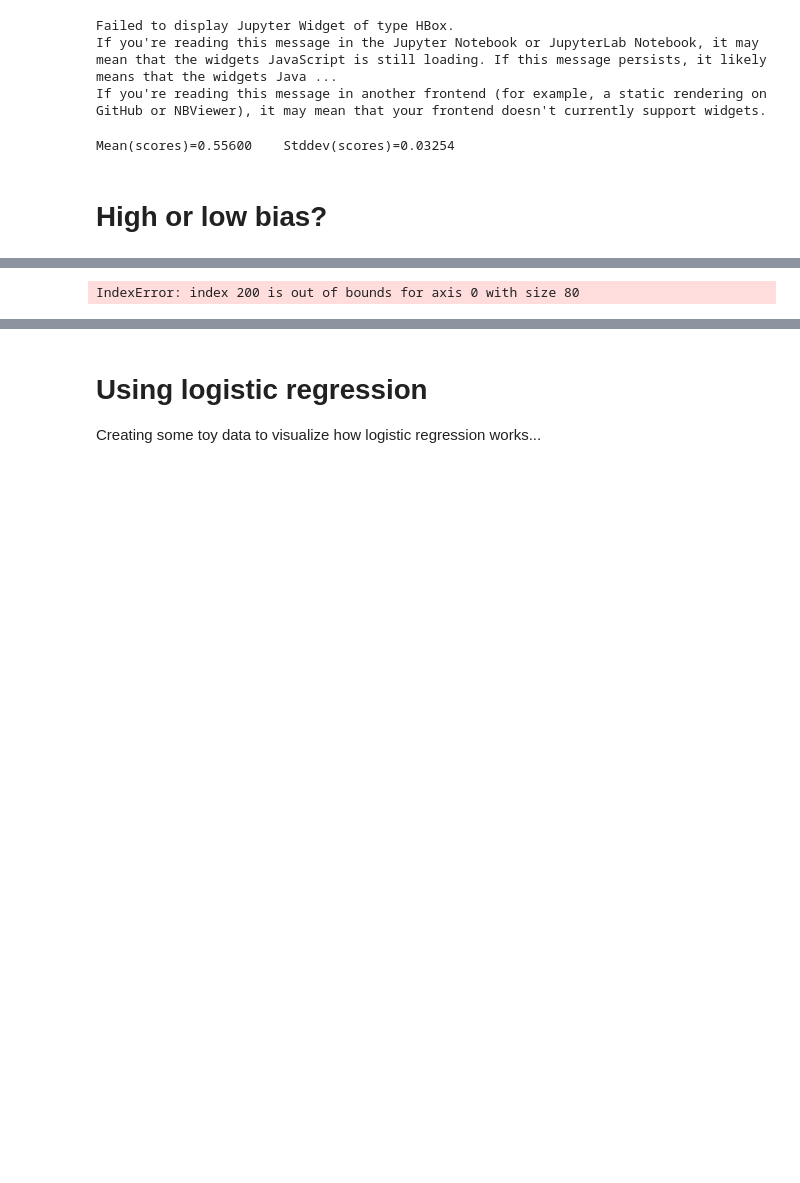
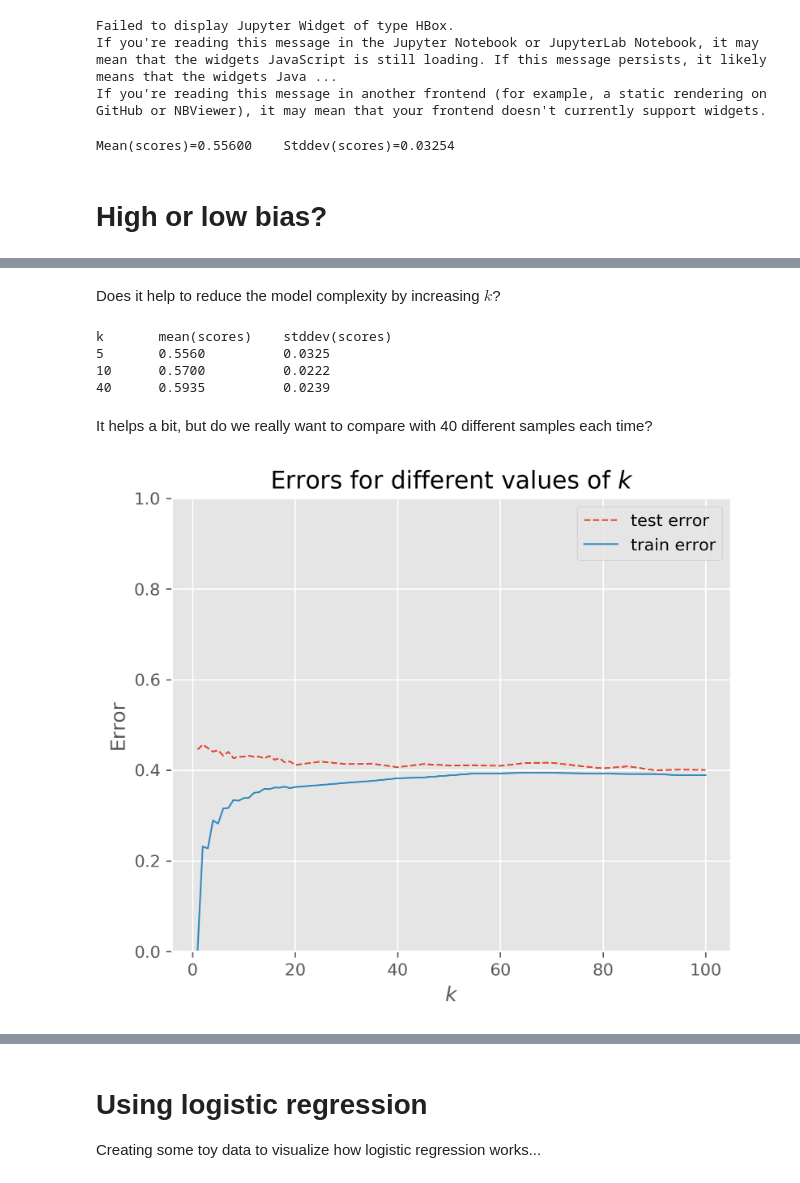
Before and after one commit to luispedro/BuildingMachineLearningSystemsWithPython, a Jupyter notebook: ch04_3rd/chapter_04.ipynb, the cells around one changed output, grey strips where cells are left out. Drawn from its saved outputs; the diff is of its cells as text; code cells hidden in the pictures; blank space fills up the shorter version.

```diff
--- a/ch04_3rd/chapter_04.ipynb
+++ b/ch04_3rd/chapter_04.ipynb
@@ -876,33 +964,43 @@ bias_variance_analysis(KNeighborsClassifier, {'n_neighbors': 5}, "5NN", X, Y)
+# %% [markdown]
+Does it help to reduce the model complexity by increasing $k$?
+# %%
+print('k\tmean(scores)\tstddev(scores)')
+for k in [5, 10, 40]:
+    train_error, test_error, summary = measure(KNeighborsClassifier, {'n_neighbors': k}, "%iNN" % k, X, Y)
+    print('%d\t%.4f\t\t%.4f'%(k,summary[1], summary[2]))
+# %% [output]
+k       mean(scores)    stddev(scores)
+5       0.5560          0.0325
+10      0.5700          0.0222
+40      0.5935          0.0239
+# %% [markdown]
+It helps a bit, but do we really want to compare with 40 different samples each time?
 # %%
 def plot_k_complexity(ks, train_errors, test_errors):
     plt.figure(num=None, figsize=(6, 5), dpi=300)
     plt.ylim([0.0, 1.0])
-    plt.xlim([0.0, 1.0])
-    plt.xlabel('k')
+    plt.xlabel('$k$')
     plt.ylabel('Error')
-    plt.title('Errors for for different values of $k$')
+    plt.title('Errors for different values of $k$')
     plt.plot(ks, test_errors, "--", ks, train_errors, "-", lw=1)
     plt.legend(["test error", "train error"], loc="upper right")
-    plt.grid(True, linestyle='-', color='0.75')
-    plt.savefig(
-        os.path.join(CHART_DIR, "kcomplexity.png"), bbox_inches="tight")
+    plt.grid(True)
+    plt.savefig(os.path.join(CHART_DIR, "kcomplexity.png"), bbox_inches="tight")
 
-def k_complexity_analysis(clf_class, parameters, X, Y):
-    ks = np.hstack((np.arange(1, 20), np.arange(21, 100, 5)))
+def k_complexity_analysis(clf_class, X, Y):
+    # Measure for different k's: [1,2,..,20,25,..,100]
+    ks = np.hstack((np.arange(1, 21), np.arange(25, 101, 5)))
 
     train_errors = []
     test_errors = []
 
     for k in ks:
-        parameters['n_neighbors'] = k
-        train_error, test_error = measure(clf_class, parameters, "%dNN" % k, X, Y, data_size=2000)
+        train_error, test_error, summary = measure(clf_class, {'n_neighbors': k}, "%dNN" % k, X, Y, data_size=2000)
         train_errors.append(train_error)
         test_errors.append(test_error)
 
     plot_k_complexity(ks, train_errors, test_errors)
 
-for k in [5, 10, 40]:
-    #measure(neighbors.KNeighborsClassifier, {'n_neighbors': k}, "%iNN" % k)
-    k_complexity_analysis(KNeighborsClassifier, {'n_neighbors': k}, X, y)
+k_complexity_analysis(KNeighborsClassifier, X, Y)
 # %% [output]
-IndexError: index 200 is out of bounds for axis 0 with size 80
+[figure, added]
```
Also changed, not shown: parts of 37 cells of this notebook.
